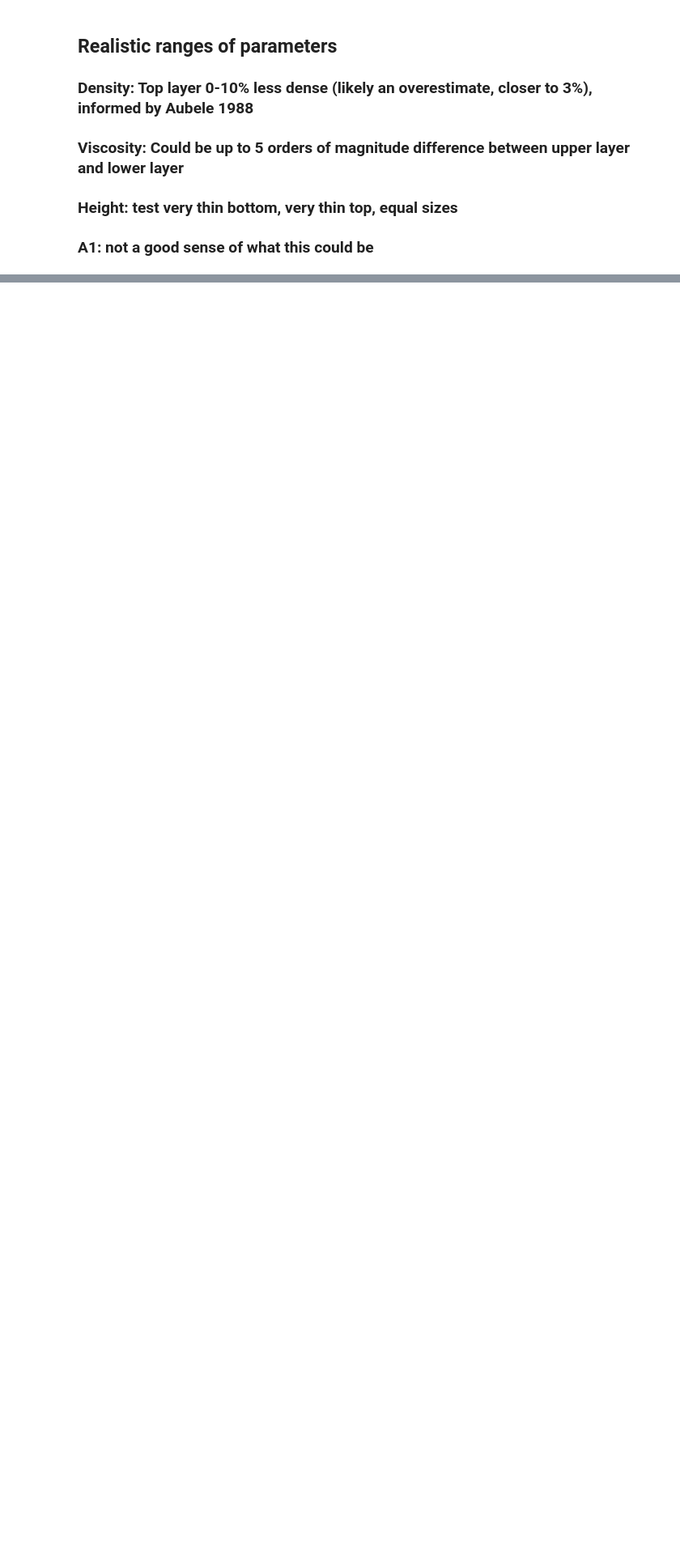
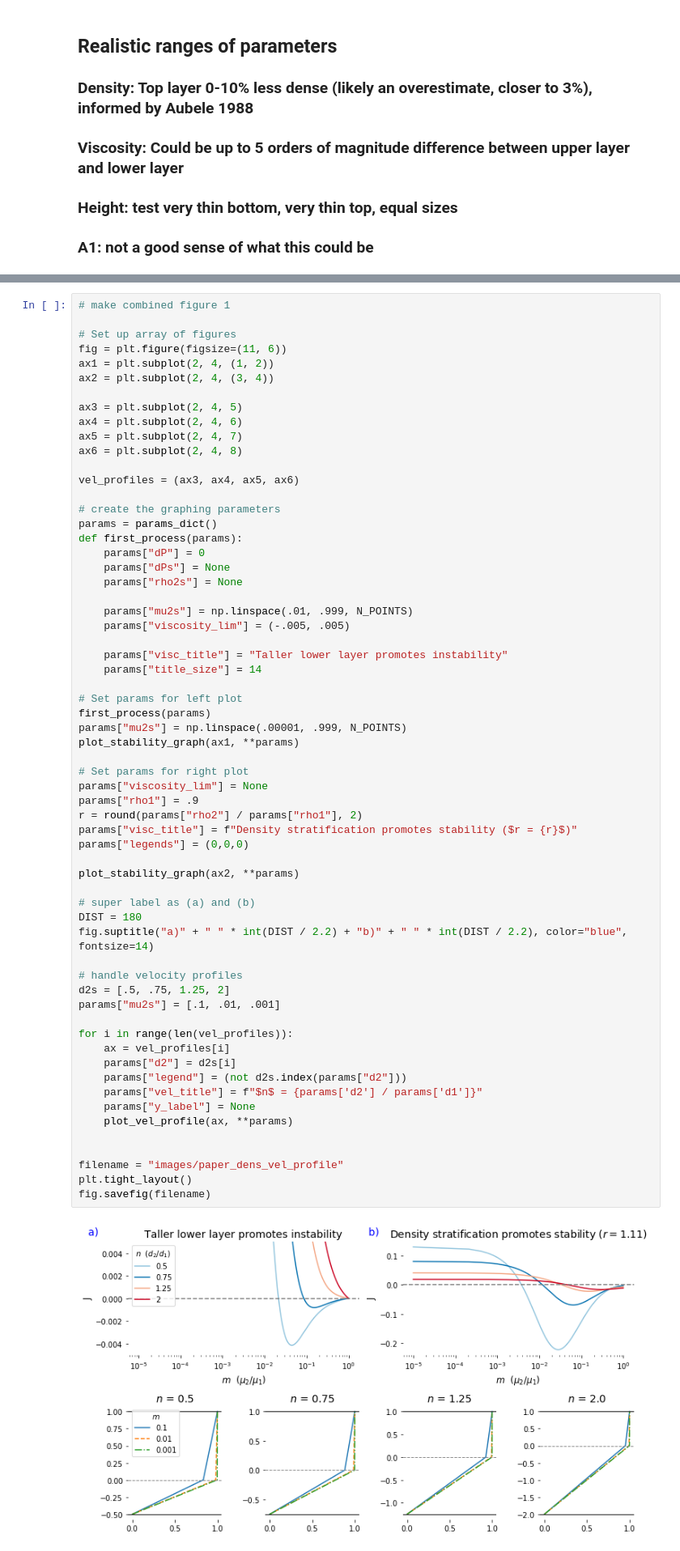
Before and after one commit to saspinner/pahoehoetoaa, a Jupyter notebook: stability_simulations.ipynb, the cells around one changed output, grey strips where cells are left out. Shown at 81% size. Drawn from its saved outputs; the diff is of its cells as text; blank space fills up the shorter version.

```diff
--- a/stability_simulations.ipynb
+++ b/stability_simulations.ipynb
@@ -208,0 +196,64 @@ for dP in dPs:
+# %%
+# make combined figure 1
+
+# Set up array of figures
+fig = plt.figure(figsize=(11, 6))
+ax1 = plt.subplot(2, 4, (1, 2))
+ax2 = plt.subplot(2, 4, (3, 4))
+
+ax3 = plt.subplot(2, 4, 5)
+ax4 = plt.subplot(2, 4, 6)
+ax5 = plt.subplot(2, 4, 7)
+ax6 = plt.subplot(2, 4, 8)
+
+vel_profiles = (ax3, ax4, ax5, ax6)
+
+# create the graphing parameters
+params = params_dict()
+def first_process(params):
+    params["dP"] = 0
+    params["dPs"] = None
+    params["rho2s"] = None
+
+    params["mu2s"] = np.linspace(.01, .999, N_POINTS)
+    params["viscosity_lim"] = (-.005, .005)
+
+    params["visc_title"] = "Taller lower layer promotes instability"
+    params["title_size"] = 14
+
+# Set params for left plot
+first_process(params)
+params["mu2s"] = np.linspace(.00001, .999, N_POINTS)
+plot_stability_graph(ax1, **params)
+
+# Set params for right plot
+params["viscosity_lim"] = None
+params["rho1"] = .9
+r = round(params["rho2"] / params["rho1"], 2)
+params["visc_title"] = f"Density stratification promotes stability ($r = {r}$)"
+params["legends"] = (0,0,0)
+
+plot_stability_graph(ax2, **params)
+
+# super label as (a) and (b)
+DIST = 180
+fig.suptitle("a)" + " " * int(DIST / 2.2) + "b)" + " " * int(DIST / 2.2), color="blue", fontsize=14)
+
+# handle velocity profiles
+d2s = [.5, .75, 1.25, 2]
+params["mu2s"] = [.1, .01, .001]
+
+for i in range(len(vel_profiles)):
+    ax = vel_profiles[i]
+    params["d2"] = d2s[i]
+    params["legend"] = (not d2s.index(params["d2"]))
+    params["vel_title"] = f"$n$ = {params['d2'] / params['d1']}"
+    params["y_label"] = None
+    plot_vel_profile(ax, **params)
+
+
+filename = "images/paper_dens_vel_profile"
+plt.tight_layout()
+fig.savefig(filename)
+# %% [output]
+[figure, added]
```
Also changed, not shown: parts of 17 cells of this notebook, 1 other file.
